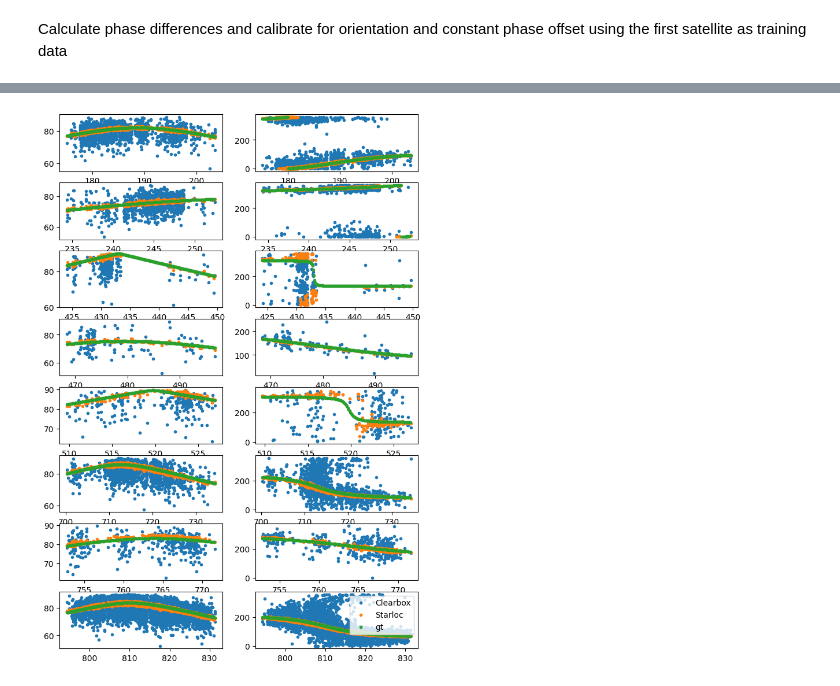
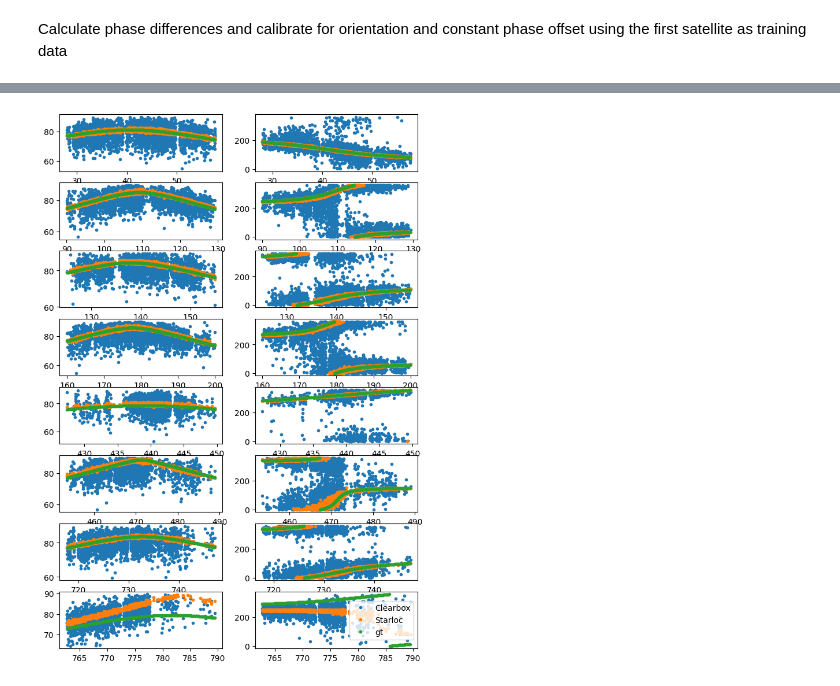
Before and after one commit to GiddaZhang/Starloc, a Jupyter notebook: Starloc.ipynb, the cells around one changed output, grey strips where cells are left out. Drawn from its saved outputs; the diff is of its cells as text; code cells hidden in the pictures.

Commit message:
starloc.ipynb done

```diff
--- a/Starloc.ipynb
+++ b/Starloc.ipynb
@@ -10,7 +10,7 @@ from utils.helper import aoa_sim_1_sat_loc, range_estimation
 # %% [markdown]
 Specify the index of data files, 11 in total (idx = 0-10)
 # %%
-file_idx = 9 # 0-10
+file_idx = 8 # 0-10
 # %% [markdown]
 Load Starloc configurations
 # %%
@@ -383,15 +385,16 @@ for sat_idx in range(sat_num):
     el_starloc = np.arccos(np.clip(lam/(2*np.pi*d)*np.sqrt((del_phi_01_best)**2 + (del_phi_12_best)**2), -1, 1)) # clip the value to [-1, 1] to avoid nan due to numerical error
 
     # adjust for yaw pitch roll
-    x = np.cos(az_starloc)*np.cos(el_starloc)
-    y = np.sin(az_starloc)*np.cos(el_starloc)
-    z = np.sin(el_starloc)
-    v_local = np.array([x, y, z]).T
-    v_global = np.dot(R, v_local.T).T
-    x, y, z = v_global[:,0], v_global[:,1], v_global[:,2]
-    az_starloc = np.arctan2(v_global[:,1], v_global[:,0])
-    az_starloc = np.mod(az_starloc, 2*np.pi)
-    el_starloc = np.arcsin(v_global[:,2])
+    # x = np.cos(az_starloc)*np.cos(el_starloc)
+    # y = np.sin(az_starloc)*np.cos(el_starloc)
+    # z = np.sin(el_starloc)
+    # v_local = np.array([x, y, z]).T
+    # v_global = np.dot(R, v_local.T).T
+    # x, y, z = v_global[:,0], v_global[:,1], v_global[:,2]
+    # az_starloc = np.arctan2(v_global[:,1], v_global[:,0])
+    # az_starloc = np.mod(az_starloc, 2*np.pi)
+    # el_starloc = np.arcsin(v_global[:,2])
+    az_starloc, el_starloc = AoA_orientation_compensation(az_starloc, el_starloc, yaw, pitch, roll)
     az_starloc_list.append(az_starloc)
     el_starloc_list.append(el_starloc)
 
@@ -415,15 +418,16 @@ for sat_idx in range(sat_num):
     el_baseline = np.arccos(np.clip(lam/(2*np.pi*(d / num_ambiguity))*np.sqrt((del_phi_01_baseline)**2 + (del_phi_12_baseline)**2), -1, 1)) # clip the value to [-1, 1] to avoid nan due to numerical error
 
     # adjust for yaw pitch roll
-    x_baseline = np.cos(az_baseline)*np.cos(el_baseline)
-    y_baseline = np.sin(az_baseline)*np.cos(el_baseline)
-    z_baseline = np.sin(el_baseline)
-    v_local_baseline = np.array([x_baseline, y_baseline, z_baseline]).T
-    v_global_baseline = np.dot(R, v_local_baseline.T).T
-    x_baseline, y_baseline, z_baseline = v_global_baseline[:,0], v_global_baseline[:,1], v_global_baseline[:,2]
-    az_baseline = np.arctan2(v_global_baseline[:,1], v_global_baseline[:,0])
-    az_baseline = np.mod(az_baseline, 2*np.pi)
-    el_baseline = np.arcsin(v_global_baseline[:,2])
+    # x_baseline = np.cos(az_baseline)*np.cos(el_baseline)
+    # y_baseline = np.sin(az_baseline)*np.cos(el_baseline)
+    # z_baseline = np.sin(el_baseline)
+    # v_local_baseline = np.array([x_baseline, y_baseline, z_baseline]).T
+    # v_global_baseline = np.dot(R, v_local_baseline.T).T
+    # x_baseline, y_baseline, z_baseline = v_global_baseline[:,0], v_global_baseline[:,1], v_global_baseline[:,2]
+    # az_baseline = np.arctan2(v_global_baseline[:,1], v_global_baseline[:,0])
+    # az_baseline = np.mod(az_baseline, 2*np.pi)
+    # el_baseline = np.arcsin(v_global_baseline[:,2])
+    az_baseline, el_baseline = AoA_orientation_compensation(az_baseline, el_baseline, yaw, pitch, roll)
     el_baseline_list.append(el_baseline)
     az_baseline_list.append(az_baseline)
 
@@ -442,35 +446,37 @@ for sat_idx in range(sat_num):
     x_gt = np.cos(az_gt)*np.cos(el_gt)
     y_gt = np.sin(az_gt)*np.cos(el_gt)
     z_gt = np.sin(el_gt)
+    x, y, z = np.cos(az_starloc)*np.cos(el_starloc), np.sin(az_starloc)*np.cos(el_starloc), np.sin(el_starloc)
     v = np.array([x, y, z]).T
+    x_baseline, y_baseline, z_baseline = np.cos(az_baseline)*np.cos(el_baseline), np.sin(az_baseline)*np.cos(el_baseline), np.sin(el_baseline)
     v_baseline = np.array([x_baseline, y_baseline, z_baseline]).T
     v_gt = np.array([x_gt, y_gt, z_gt]).T
     dot_prods = np.sum(v*v_gt, axis=1)
     dot_prods_baseline = np.sum(v_baseline*v_gt, axis=1)
     norms1 = np.linalg.norm(v, axis=1)
     norms2 = np.linalg.norm(v_gt, axis=1)
     norms3 = np.linalg.norm(v_baseline, axis=1)
     cosines = dot_prods/(norms1*norms2)
     cosines_baseline = dot_prods_baseline/(norms3*norms2)
     pointing_error_angle = np.arccos(cosines)
     pointing_err_list.append(pointing_error_angle)
     pointing_error_angle_baseline = np.arccos(cosines_baseline)
     pointing_err_baseline_list.append(pointing_error_angle_baseline)
 
     plt.subplot(sat_num, 2, fig_idx)
     plt.plot(t, np.rad2deg(el_baseline), '.', label='Clearbox')
     plt.plot(t, np.rad2deg(el_starloc), '.', label='Starloc')
     plt.plot(timestamps_list[sat_idx], np.rad2deg(el_gt_list[sat_idx]), '.', label='gt')
     plt.subplot(sat_num, 2, fig_idx+1)
     plt.plot(t, np.rad2deg(az_baseline), '.', label='Clearbox')
     plt.plot(t, np.rad2deg(az_starloc), '.', label='Starloc')
     plt.plot(timestamps_list[sat_idx], np.rad2deg(az_gt_list[sat_idx]), '.', label='gt')
     fig_idx += 2
 
 plt.legend()
 plt.show()
 # %% [output]
-[figure, old version]
+[figure, new version]
 # %%
 # save data
 res_folder = 'results/'
```
Also changed, not shown: parts of 5 cells of this notebook, 2 other files.
